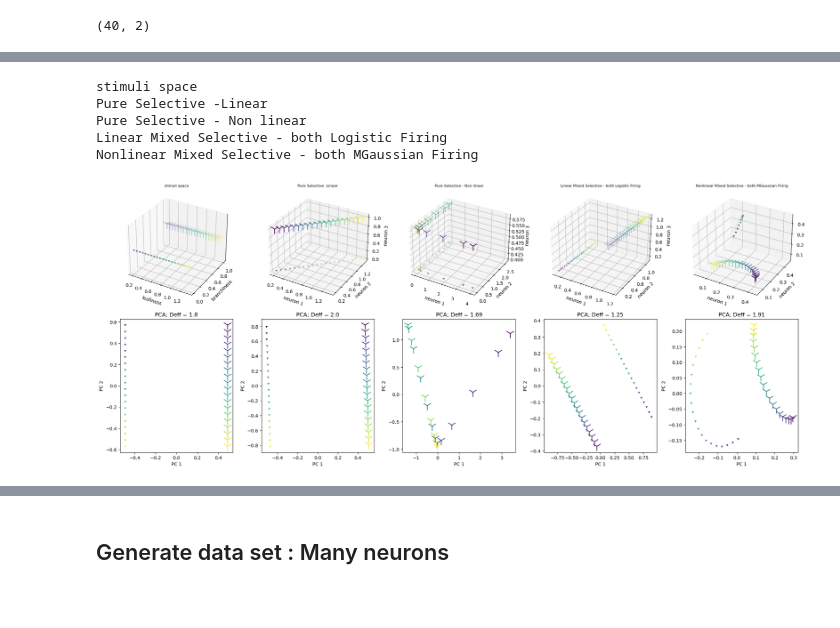
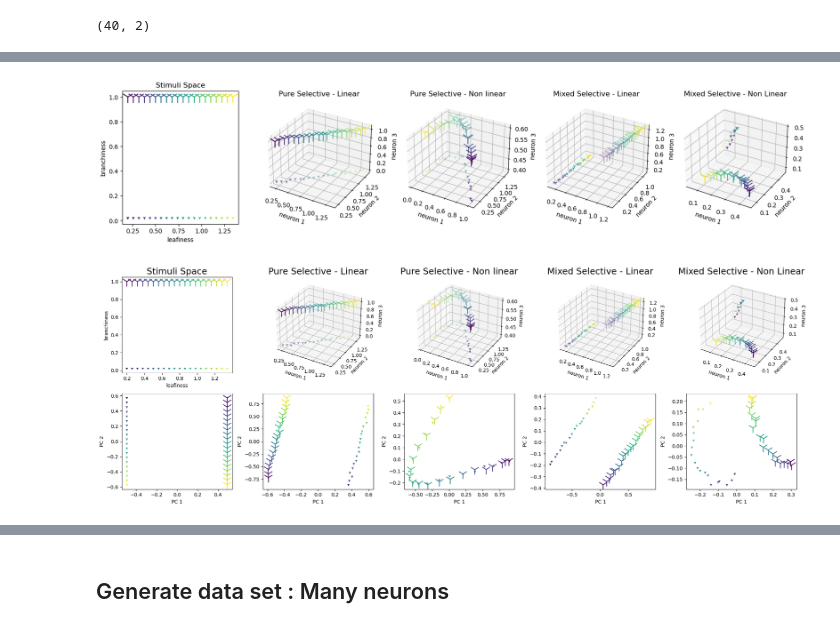
Before and after one commit to ZiluLiang/NeuralGeometry, a Jupyter notebook: DataDriven.ipynb, the cells around one changed output, grey strips where cells are left out. Saved outputs shown, nothing was run; the diff lists cells and outputs as text; code cells hidden in the pictures; blank space fills up the shorter version.

```diff
--- a/DataDriven.ipynb
+++ b/DataDriven.ipynb
@@ -267,40 +69,63 @@ for js,(s_name,s_mat) in enumerate(ThreeNeuronSpaces.items()):
+# %%
+# visualize neural representation - firing response
+
+# compute PCA
+from sklearn.decomposition import PCA
+pca_space = {}
+for js,(s_name,s_mat) in enumerate(ThreeNeuronSpaces.items()):
+    pca_space[s_name] = PCA(n_components=2).fit_transform(s_mat)
+
+# Plot firing rates and PCA transformed firing rates
+fig = plt.figure(figsize=(4*len(ThreeNeuronSpaces),4))
+for js,(s_name,s_mat) in enumerate(ThreeNeuronSpaces.items()):
+
+    if "Stimuli" in s_name:
+        ax = fig.add_subplot(1, len(ThreeNeuronSpaces), js+1)
+        ax.scatter(s_mat[:,0], s_mat[:,1], c=Trees.stimuli[:,0],s=np.exp(Trees.stimuli[:,1]*3+3),marker="1")
+        ax.set_xlabel('leafiness')
+        ax.set_ylabel('branchiness')
+
+    elif "stimuli" not in s_name:
+        ax = fig.add_subplot(1, len(ThreeNeuronSpaces), js+1, projection='3d')
+        ax.scatter(s_mat[:,0], s_mat[:,1], s_mat[:,2], c=Trees.stimuli[:,0],s=np.exp(Trees.stimuli[:,1]*3+3),marker="1")
+        ax.set_xlabel('neuron 1')
+        ax.set_ylabel('neuron 2')
+        ax.set_zlabel('neuron 3')
+    ax.set_title(s_name)
+# %% [output]
+[figure, added]
 # %%
 # visualize neural representation - firing response
 
 # compute PCA
 from sklearn.decomposition import PCA
 pca_space = {}
 for js,(s_name,s_mat) in enumerate(ThreeNeuronSpaces.items()):
     pca_space[s_name] = PCA(n_components=2).fit_transform(s_mat)
 
 # Plot firing rates and PCA transformed firing rates
-fig = plt.figure(figsize=(6*len(ThreeNeuronSpaces),9))
+fig = plt.figure(figsize=(4*len(ThreeNeuronSpaces),7))
 for js,(s_name,s_mat) in enumerate(ThreeNeuronSpaces.items()):
-    print(s_name)
-    ax = fig.add_subplot(2, len(TwoNeuronSpaces), js+1, projection='3d')
-    if "stimuli" in s_name:
-        ax.scatter(s_mat[:,0], s_mat[:,1], [0.5]*s_mat.shape[0], c=Trees.stimuli[:,0],s=np.exp(Trees.stimuli[:,1]*3+3),marker="1")
+
+    if "Stimuli" in s_name:
+        ax = fig.add_subplot(2, len(ThreeNeuronSpaces), js+1)
+        ax.scatter(s_mat[:,0], s_mat[:,1], c=Trees.stimuli[:,0],s=np.exp(Trees.stimuli[:,1]*3+3),marker="1")
         ax.set_xlabel('leafiness')
         ax.set_ylabel('branchiness')
-        ax.set_zticks([])
     elif "stimuli" not in s_name:
+        ax = fig.add_subplot(2, len(ThreeNeuronSpaces), js+1, projection='3d')
         ax.scatter(s_mat[:,0], s_mat[:,1], s_mat[:,2], c=Trees.stimuli[:,0],s=np.exp(Trees.stimuli[:,1]*3+3),marker="1")
         ax.set_xlabel('neuron 1')
         ax.set_ylabel('neuron 2')
         ax.set_zlabel('neuron 3')
 
-    ax.set_title(s_name, fontsize=8)
-    ax2 = fig.add_subplot(2, len(TwoNeuronSpaces), len(TwoNeuronSpaces)+ js+1)
+    ax.set_title(s_name, fontsize=18)
+    ax2 = fig.add_subplot(2, len(ThreeNeuronSpaces), len(ThreeNeuronSpaces) + js+1)
     ax2.scatter(x=pca_space[s_name][:,0],y=pca_space[s_name][:,1], c=Trees.stimuli[:,0],s=np.exp(Trees.stimuli[:,1]*3+3),marker="1")
     ax2.set_xlabel("PC 1")
     ax2.set_ylabel("PC 2")
-    ax2.set_title(f'PCA; Deff = {round(compute_dimensionality(s_mat),2)}')
+
 fig.tight_layout()
 # %% [output]
-stimuli space
-Pure Selective -Linear
-Pure Selective - Non linear
-Linear Mixed Selective - both Logistic Firing
-Nonlinear Mixed Selective - both MGaussian Firing
-[figure, old version]
+[figure, new version]
 # %%
```
Also changed, not shown: parts of 13 cells of this notebook, 2 other files.
